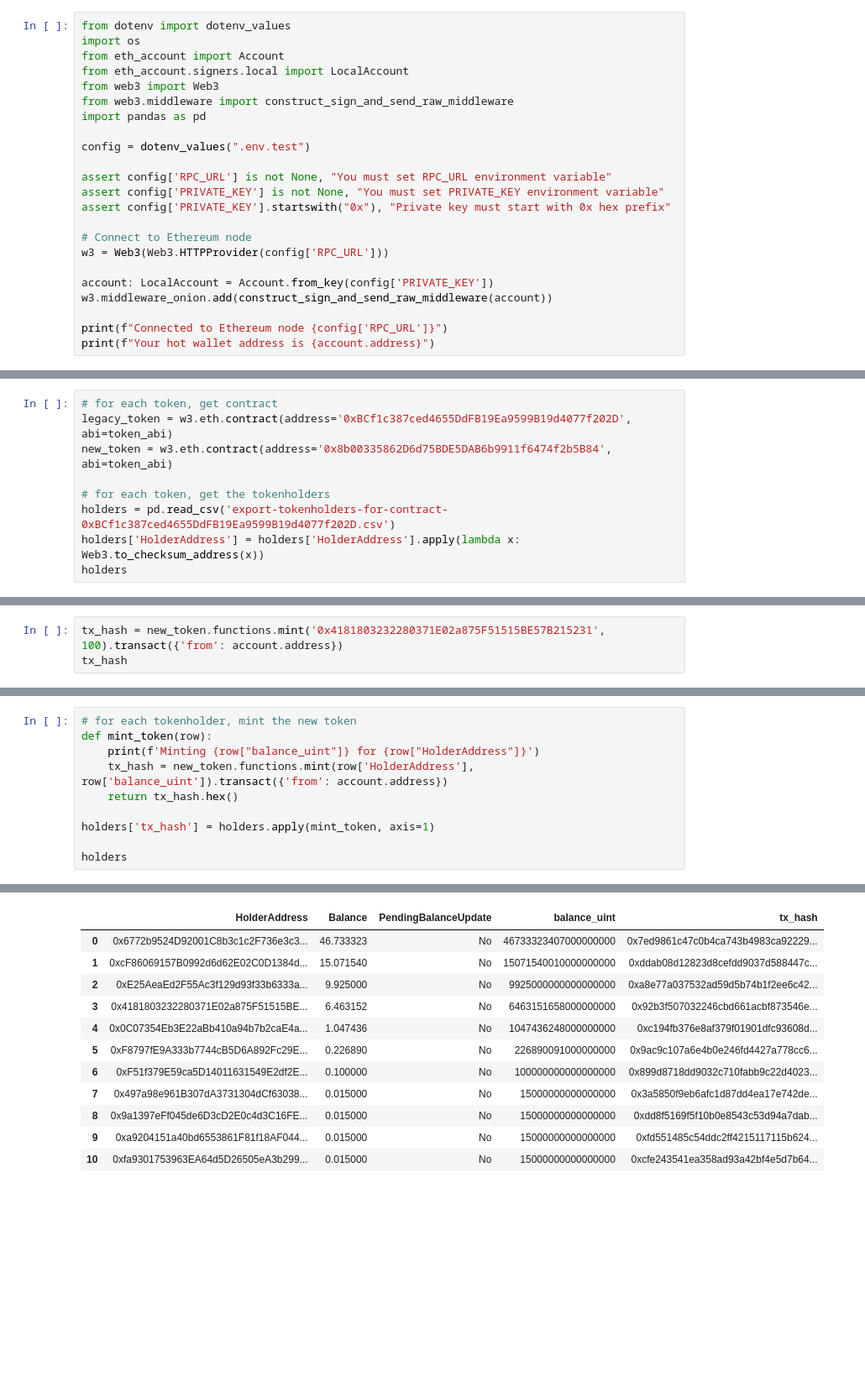
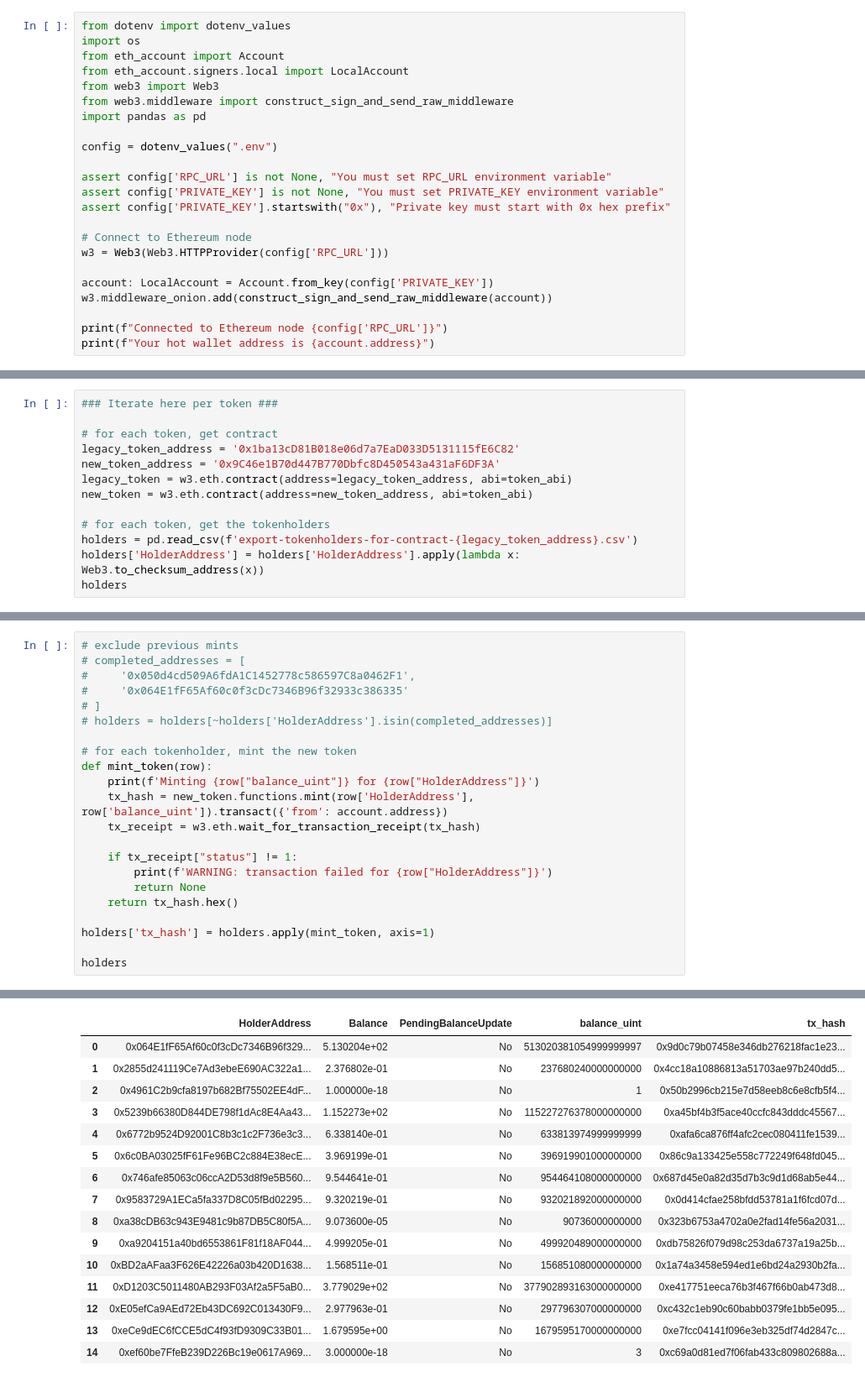
Before and after one commit to dinaricrypto/sbt-contracts, a Jupyter notebook: data/dshares_holdings.ipynb, the cells around one changed output, grey strips where cells are left out. Shown at 84% size. Cells and saved outputs as stored; diff of their text form; blank space fills up the shorter version.

Commit message:
chore: token migration scripts

```diff
--- a/data/dshares_holdings.ipynb
+++ b/data/dshares_holdings.ipynb
@@ -7,7 +7,7 @@ from web3 import Web3
 from web3.middleware import construct_sign_and_send_raw_middleware
 import pandas as pd
 
-config = dotenv_values(".env.test")
+config = dotenv_values(".env")
 
 assert config['RPC_URL'] is not None, "You must set RPC_URL environment variable"
 assert config['PRIVATE_KEY'] is not None, "You must set PRIVATE_KEY environment variable"
@@ -1083,12 +1083,16 @@ legacy_addresses = [
 #     '0x1ba13cD81B018e06d7a7EaD033D5131115fE6C82'
 # ]
 # %%
+### Iterate here per token ###
+
 # for each token, get contract
-legacy_token = w3.eth.contract(address='0xBCf1c387ced4655DdFB19Ea9599B19d4077f202D', abi=token_abi)
-new_token = w3.eth.contract(address='0x8b00335862D6d75BDE5DAB6b9911f6474f2b5B84', abi=token_abi)
+legacy_token_address = '0x1ba13cD81B018e06d7a7EaD033D5131115fE6C82'
+new_token_address = '0x9C46e1B70d447B770Dbfc8D450543a431aF6DF3A'
+legacy_token = w3.eth.contract(address=legacy_token_address, abi=token_abi)
+new_token = w3.eth.contract(address=new_token_address, abi=token_abi)
 
 # for each token, get the tokenholders
-holders = pd.read_csv('export-tokenholders-for-contract-0xBCf1c387ced4655DdFB19Ea9599B19d4077f202D.csv')
+holders = pd.read_csv(f'export-tokenholders-for-contract-{legacy_token_address}.csv')
 holders['HolderAddress'] = holders['HolderAddress'].apply(lambda x: Web3.to_checksum_address(x))
 holders
 # %% [output]
@@ -1138,3 +1150,0 @@ holders
-# %%
-tx_hash = new_token.functions.mint('0x4181803232280371E02a875F51515BE57B215231', 100).transact({'from': account.address})
-tx_hash
@@ -1143,8 +1151,20 @@ HexBytes('0xae951d78ebc69d16227aed2682e3640d780ca3425d4aa3ae82fd84ea0bfd0f77')
 # %%
+# exclude previous mints
+# completed_addresses = [
+#     '0x050d4cd509A6fdA1C1452778c586597C8a0462F1',
+#     '0x064E1fF65Af60c0f3cDc7346B96f32933c386335'
+# ]
+# holders = holders[~holders['HolderAddress'].isin(completed_addresses)]
+
 # for each tokenholder, mint the new token
 def mint_token(row):
     print(f'Minting {row["balance_uint"]} for {row["HolderAddress"]}')
     tx_hash = new_token.functions.mint(row['HolderAddress'], row['balance_uint']).transact({'from': account.address})
+    tx_receipt = w3.eth.wait_for_transaction_receipt(tx_hash)
+
+    if tx_receipt["status"] != 1:
+        print(f'WARNING: transaction failed for {row["HolderAddress"]}')
+        return None
     return tx_hash.hex()
 
 holders['tx_hash'] = holders.apply(mint_token, axis=1)
@@ -1165,13 +1189,17 @@ Minting 15000000000000000 for 0xfa9301753963EA64d5D26505eA3b299Cb1F3063F
 |  | HolderAddress | Balance | PendingBalanceUpdate | balance_uint | tx_hash |
-| 0 | 0x6772b9524D92001C8b3c1c2F736e3c3... | 46.733323 | No | 46733323407000000000 | 0x7ed9861c47c0b4ca743b4983ca92229... |
-| 1 | 0xcF86069157B0992d6d62E02C0D1384d... | 15.071540 | No | 15071540010000000000 | 0xddab08d12823d8cefdd9037d588447c... |
-| 2 | 0xE25AeaEd2F55Ac3f129d93f33b6333a... | 9.925000 | No | 9925000000000000000 | 0xa8e77a037532ad59d5b74b1f2ee6c42... |
-| 3 | 0x4181803232280371E02a875F51515BE... | 6.463152 | No | 6463151658000000000 | 0x92b3f507032246cbd661acbf873546e... |
-| 4 | 0x0C07354Eb3E22aBb410a94b7b2caE4a... | 1.047436 | No | 1047436248000000000 | 0xc194fb376e8af379f01901dfc93608d... |
-| 5 | 0xF8797fE9A333b7744cB5D6A892Fc29E... | 0.226890 | No | 226890091000000000 | 0x9ac9c107a6e4b0e246fd4427a778cc6... |
-| 6 | 0xF51f379E59ca5D14011631549E2df2E... | 0.100000 | No | 100000000000000000 | 0x899d8718dd9032c710fabb9c22d4023... |
-| 7 | 0x497a98e961B307dA3731304dCf63038... | 0.015000 | No | 15000000000000000 | 0x3a5850f9eb6afc1d87dd4ea17e742de... |
-| 8 | 0x9a1397eFf045de6D3cD2E0c4d3C16FE... | 0.015000 | No | 15000000000000000 | 0xdd8f5169f5f10b0e8543c53d94a7dab... |
-| 9 | 0xa9204151a40bd6553861F81f18AF044... | 0.015000 | No | 15000000000000000 | 0xfd551485c54ddc2ff4215117115b624... |
-| 10 | 0xfa9301753963EA64d5D26505eA3b299... | 0.015000 | No | 15000000000000000 | 0xcfe243541ea358ad93a42bf4e5d7b64... |
+| 0 | 0x064E1fF65Af60c0f3cDc7346B96f329... | 5.130204e+02 | No | 513020381054999999997 | 0x9d0c79b07458e346db276218fac1e23... |
+| 1 | 0x2855d241119Ce7Ad3ebeE690AC322a1... | 2.376802e-01 | No | 237680240000000000 | 0x4cc18a10886813a51703ae97b240dd5... |
+| 2 | 0x4961C2b9cfa8197b682Bf75502EE4dF... | 1.000000e-18 | No | 1 | 0x50b2996cb215e7d58eeb8c6e8cfb5f4... |
+| 3 | 0x5239b66380D844DE798f1dAc8E4Aa43... | 1.152273e+02 | No | 115227276378000000000 | 0xa45bf4b3f5ace40ccfc843dddc45567... |
+| 4 | 0x6772b9524D92001C8b3c1c2F736e3c3... | 6.338140e-01 | No | 633813974999999999 | 0xafa6ca876ff4afc2cec080411fe1539... |
+| 5 | 0x6c0BA03025fF61Fe96BC2c884E38ecE... | 3.969199e-01 | No | 396919901000000000 | 0x86c9a133425e558c772249f648fd045... |
+| 6 | 0x746afe85063c06ccA2D53d8f9e5B560... | 9.544641e-01 | No | 954464108000000000 | 0x687d45e0a82d35d7b3c9d1d68ab5e44... |
+| 7 | 0x9583729A1ECa5fa337D8C05fBd02295... | 9.320219e-01 | No | 932021892000000000 | 0x0d414cfae258bfdd53781a1f6fcd07d... |
+| 8 | 0xa38cDB63c943E9481c9b87DB5C80f5A... | 9.073600e-05 | No | 90736000000000 | 0x323b6753a4702a0e2fad14fe56a2031... |
+| 9 | 0xa9204151a40bd6553861F81f18AF044... | 4.999205e-01 | No | 499920489000000000 | 0xdb75826f079d98c253da6737a19a25b... |
+| 10 | 0xBD2aAFaa3F626E42226a03b420D1638... | 1.568511e-01 | No | 156851080000000000 | 0x1a74a3458e594ed1e6bd24a2930b2fa... |
+| 11 | 0xD1203C5011480AB293F03Af2a5F5aB0... | 3.779029e+02 | No | 377902893163000000000 | 0xe417751eeca76b3f467f66b0ab473d8... |
+| 12 | 0xE05efCa9AEd72Eb43DC692C013430F9... | 2.977963e-01 | No | 297796307000000000 | 0xc432c1eb90c60babb0379fe1bb5e095... |
+| 13 | 0xeCe9dEC6fCCE5dC4f93fD9309C33B01... | 1.679595e+00 | No | 1679595170000000000 | 0xe7fcc04141f096e3eb325df74d2847c... |
+| 14 | 0xef60be7FfeB239D226Bc19e0617A969... | 3.000000e-18 | No | 3 | 0xc69a0d81ed7f06fab433c809802688a... |
 # %%
```
Also changed, not shown: parts of 7 cells of this notebook, 8 other files.
